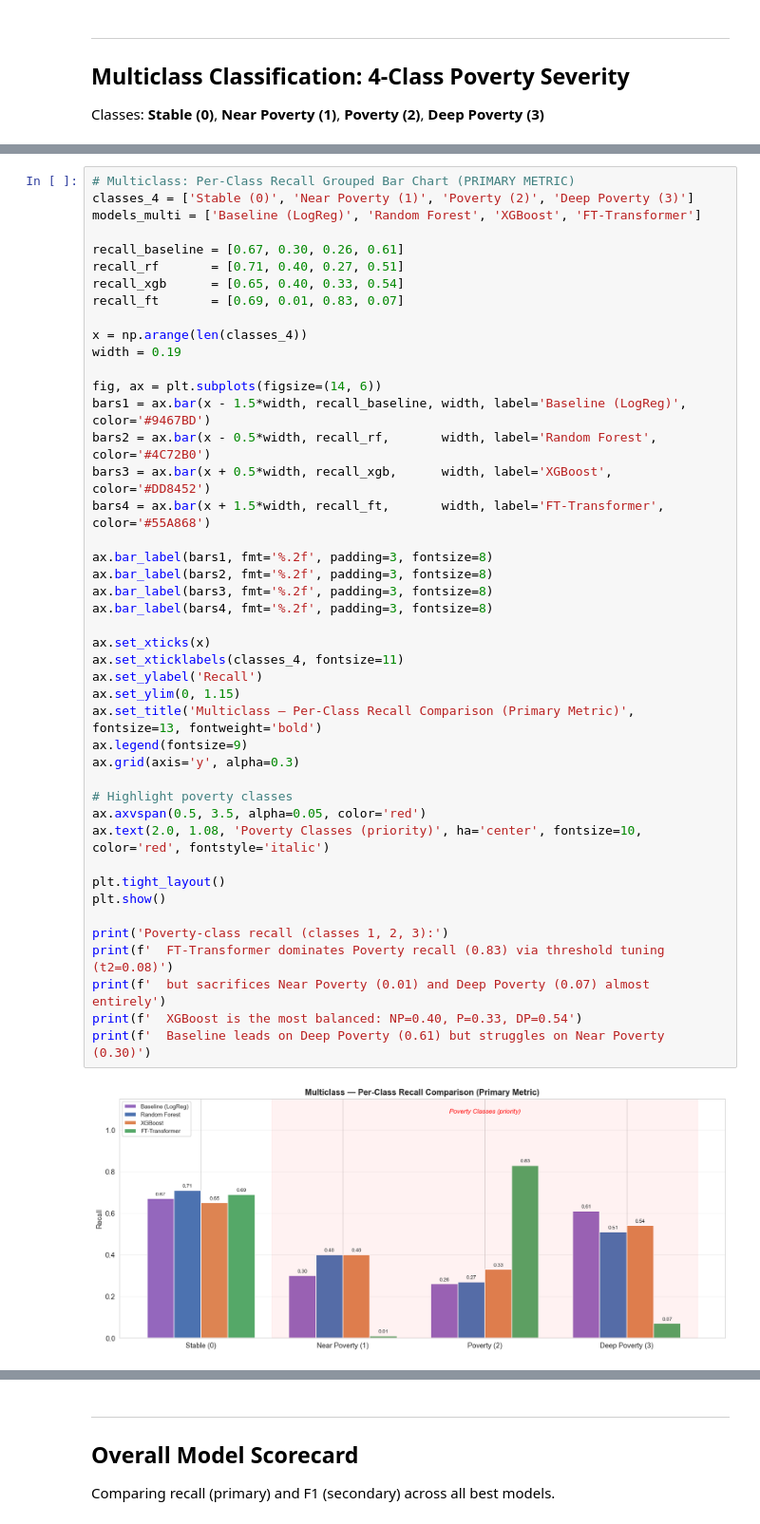
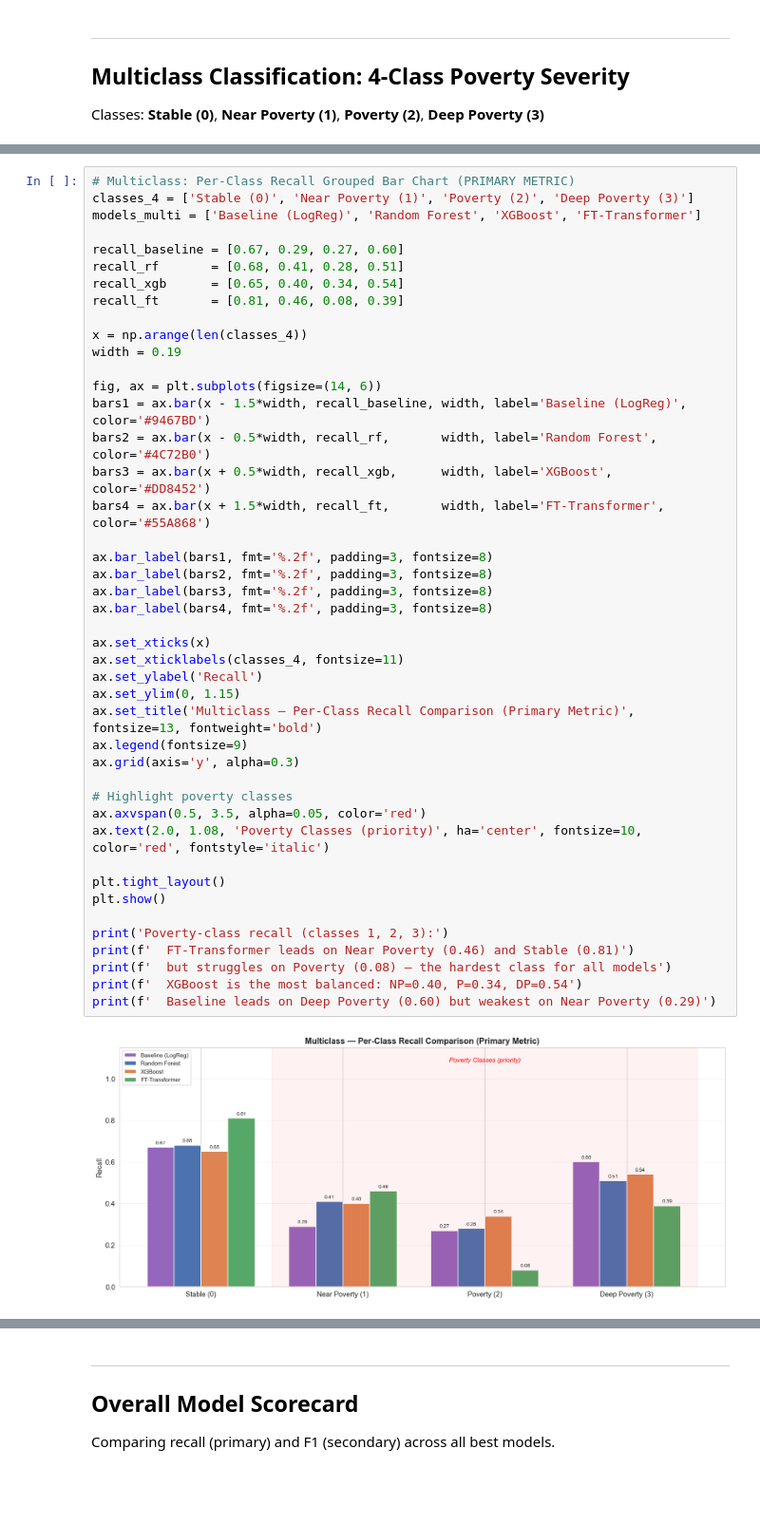
Before and after one commit to ingridalt/DSC-288R-CAPSTONE, a Jupyter notebook: 4_Models/4d_Model_Comparison_Summary.ipynb, the cells around one changed output, grey strips where cells are left out. Shown at 95% size. Cells and saved outputs as stored; diff of their text form; blank space fills up the shorter version.

```diff
--- a/4_Models/4d_Model_Comparison_Summary.ipynb
+++ b/4_Models/4d_Model_Comparison_Summary.ipynb
@@ -386,45 +385,45 @@ XGBoost and RF maintain the most balanced F1 across all poverty classes.
 classes_4 = ['Stable (0)', 'Near Poverty (1)', 'Poverty (2)', 'Deep Poverty (3)']
 models_multi = ['Baseline (LogReg)', 'Random Forest', 'XGBoost', 'FT-Transformer']
 
-recall_baseline = [0.67, 0.30, 0.26, 0.61]
-recall_rf       = [0.71, 0.40, 0.27, 0.51]
-recall_xgb      = [0.65, 0.40, 0.33, 0.54]
-recall_ft       = [0.69, 0.01, 0.83, 0.07]
+recall_baseline = [0.67, 0.29, 0.27, 0.60]
+recall_rf       = [0.68, 0.41, 0.28, 0.51]
+recall_xgb      = [0.65, 0.40, 0.34, 0.54]
+recall_ft       = [0.81, 0.46, 0.08, 0.39]
 
 x = np.arange(len(classes_4))
 width = 0.19
 
 fig, ax = plt.subplots(figsize=(14, 6))
 bars1 = ax.bar(x - 1.5*width, recall_baseline, width, label='Baseline (LogReg)',  color='#9467BD')
 bars2 = ax.bar(x - 0.5*width, recall_rf,       width, label='Random Forest',      color='#4C72B0')
 bars3 = ax.bar(x + 0.5*width, recall_xgb,      width, label='XGBoost',            color='#DD8452')
 bars4 = ax.bar(x + 1.5*width, recall_ft,       width, label='FT-Transformer',     color='#55A868')
 
 ax.bar_label(bars1, fmt='%.2f', padding=3, fontsize=8)
 ax.bar_label(bars2, fmt='%.2f', padding=3, fontsize=8)
 ax.bar_label(bars3, fmt='%.2f', padding=3, fontsize=8)
 ax.bar_label(bars4, fmt='%.2f', padding=3, fontsize=8)
 
 ax.set_xticks(x)
 ax.set_xticklabels(classes_4, fontsize=11)
 ax.set_ylabel('Recall')
 ax.set_ylim(0, 1.15)
 ax.set_title('Multiclass — Per-Class Recall Comparison (Primary Metric)', fontsize=13, fontweight='bold')
 ax.legend(fontsize=9)
 ax.grid(axis='y', alpha=0.3)
 
 # Highlight poverty classes
 ax.axvspan(0.5, 3.5, alpha=0.05, color='red')
 ax.text(2.0, 1.08, 'Poverty Classes (priority)', ha='center', fontsize=10, color='red', fontstyle='italic')
 
 plt.tight_layout()
 plt.show()
 
 print('Poverty-class recall (classes 1, 2, 3):')
-print(f'  FT-Transformer dominates Poverty recall (0.83) via threshold tuning (t2=0.08)')
-print(f'  but sacrifices Near Poverty (0.01) and Deep Poverty (0.07) almost entirely')
-print(f'  XGBoost is the most balanced: NP=0.40, P=0.33, DP=0.54')
-print(f'  Baseline leads on Deep Poverty (0.61) but struggles on Near Poverty (0.30)')
+print(f'  FT-Transformer leads on Near Poverty (0.46) and Stable (0.81)')
+print(f'  but struggles on Poverty (0.08) — the hardest class for all models')
+print(f'  XGBoost is the most balanced: NP=0.40, P=0.34, DP=0.54')
+print(f'  Baseline leads on Deep Poverty (0.60) but weakest on Near Poverty (0.29)')
 # %% [output]
-[figure, old version]
+[figure, new version]
 Poverty-class recall (classes 1, 2, 3):
```
Also changed, not shown: parts of 11 cells of this notebook.
